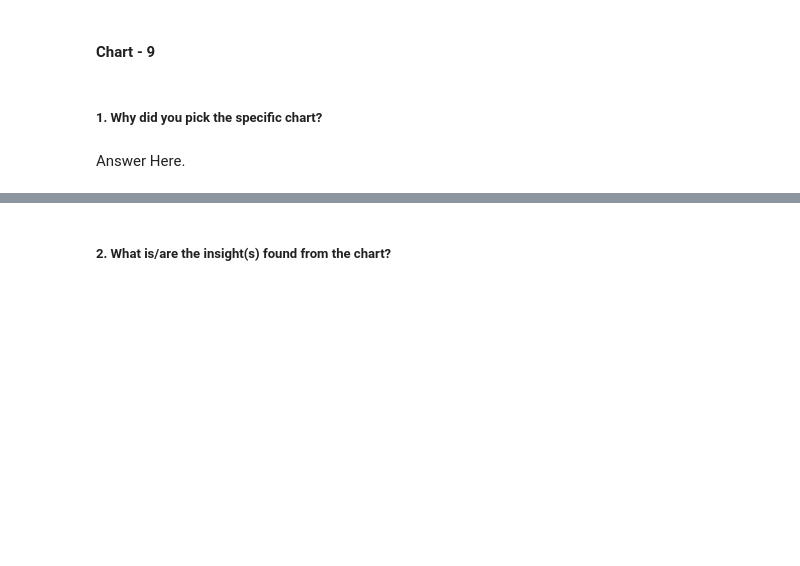
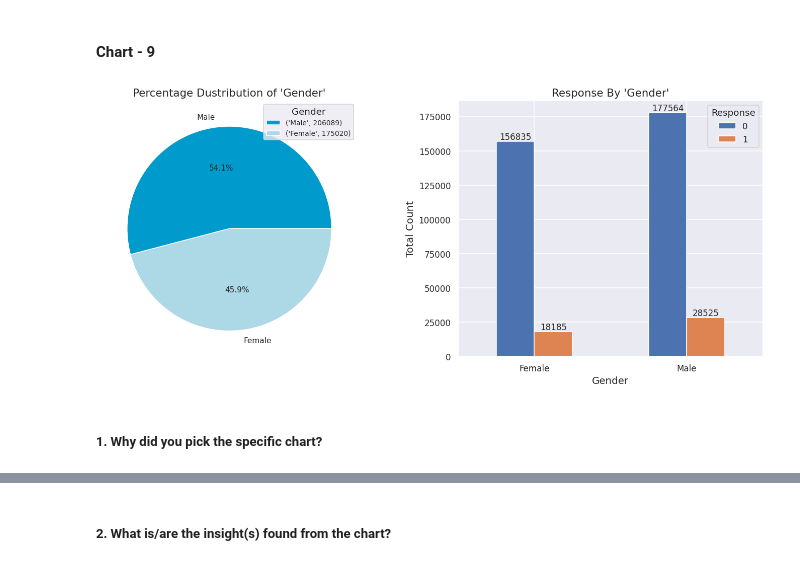
Before and after one commit to abhijain1216/Health-Insurance-Cross-Sell-Prediction-Classification-Project, a Jupyter notebook: Health_Insurance_Cross_Sell_Prediction_Classification_Project.ipynb, the cells around one changed output, grey strips where cells are left out. Drawn from its saved outputs; the diff is of its cells as text; code cells hidden in the pictures; blank space fills up the shorter version.

```diff
--- a/Health_Insurance_Cross_Sell_Prediction_Classification_Project.ipynb
+++ b/Health_Insurance_Cross_Sell_Prediction_Classification_Project.ipynb
@@ -587,7 +587,8 @@ The bar plot shows the response of people based on 'Vehicle damage' and we have
 #### Chart - 9
 # %%
 # Chart - 9 visualization code
+plot_response_by_feature(Insurance_df,'Gender','Response')
+# %% [output]
+[figure, added]
 # %% [markdown]
 ##### 1. Why did you pick the specific chart?
-# %% [markdown]
-Answer Here.
```
Also changed, not shown: parts of 20 cells of this notebook.
